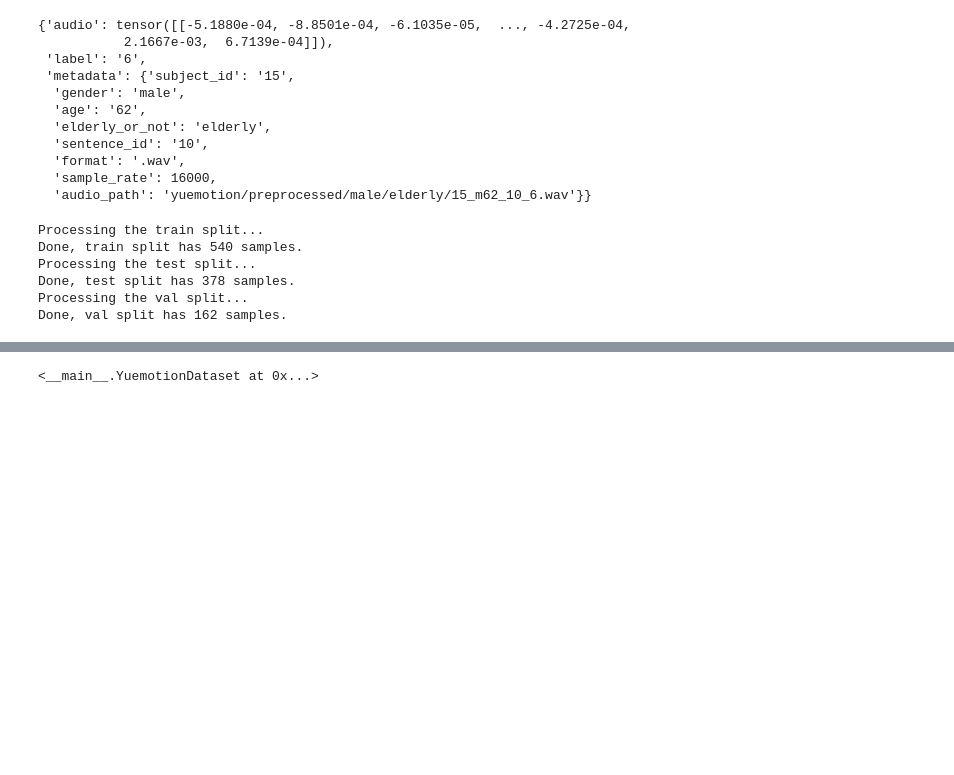
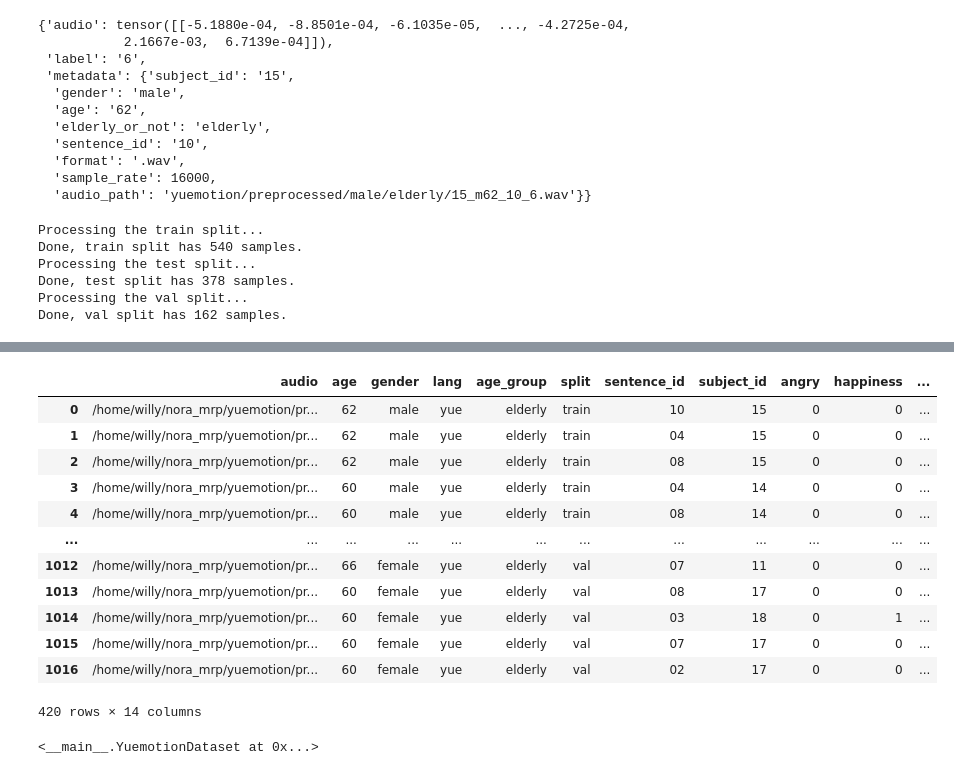
Before and after one commit to HLTCHKUST/elderly_ser, a Jupyter notebook: yuemotion_data_loader.ipynb, the cells around one changed output, grey strips where cells are left out. Drawn from its saved outputs; the diff is of its cells as text; code cells hidden in the pictures; blank space fills up the shorter version.

```diff
--- a/yuemotion_data_loader.ipynb
+++ b/yuemotion_data_loader.ipynb
@@ -359,3 +371,19 @@ print(test)
+# %%
+yuemotion_df.loc[(yuemotion_df['lang'] == 'yue') & (yuemotion_df['age_group'] == 'elderly')]
+# %% [output]
+|  | audio | age | gender | lang | age_group | split | sentence_id | subject_id | angry | happiness | ... |
+| 0 | /home/willy/nora_mrp/yuemotion/pr... | 62 | male | yue | elderly | train | 10 | 15 | 0 | 0 | ... |
+| 1 | /home/willy/nora_mrp/yuemotion/pr... | 62 | male | yue | elderly | train | 04 | 15 | 0 | 0 | ... |
+| 2 | /home/willy/nora_mrp/yuemotion/pr... | 62 | male | yue | elderly | train | 08 | 15 | 0 | 0 | ... |
+| 3 | /home/willy/nora_mrp/yuemotion/pr... | 60 | male | yue | elderly | train | 04 | 14 | 0 | 0 | ... |
+| 4 | /home/willy/nora_mrp/yuemotion/pr... | 60 | male | yue | elderly | train | 08 | 14 | 0 | 0 | ... |
+| ... | ... | ... | ... | ... | ... | ... | ... | ... | ... | ... | ... |
+| 1012 | /home/willy/nora_mrp/yuemotion/pr... | 66 | female | yue | elderly | val | 07 | 11 | 0 | 0 | ... |
+| 1013 | /home/willy/nora_mrp/yuemotion/pr... | 60 | female | yue | elderly | val | 08 | 17 | 0 | 0 | ... |
+| 1014 | /home/willy/nora_mrp/yuemotion/pr... | 60 | female | yue | elderly | val | 03 | 18 | 0 | 1 | ... |
+| 1015 | /home/willy/nora_mrp/yuemotion/pr... | 60 | female | yue | elderly | val | 07 | 17 | 0 | 0 | ... |
+| 1016 | /home/willy/nora_mrp/yuemotion/pr... | 60 | female | yue | elderly | val | 02 | 17 | 0 | 0 | ... |
+420 rows × 14 columns
 # %%
 train_data
 # %% [output]
```
Also changed, not shown: parts of 7 cells of this notebook, 1 other file.
